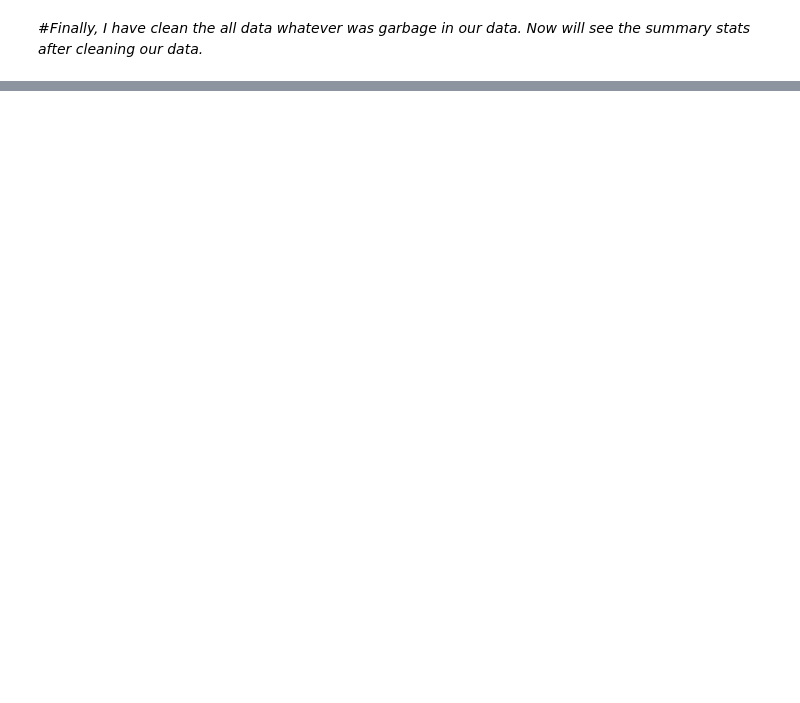
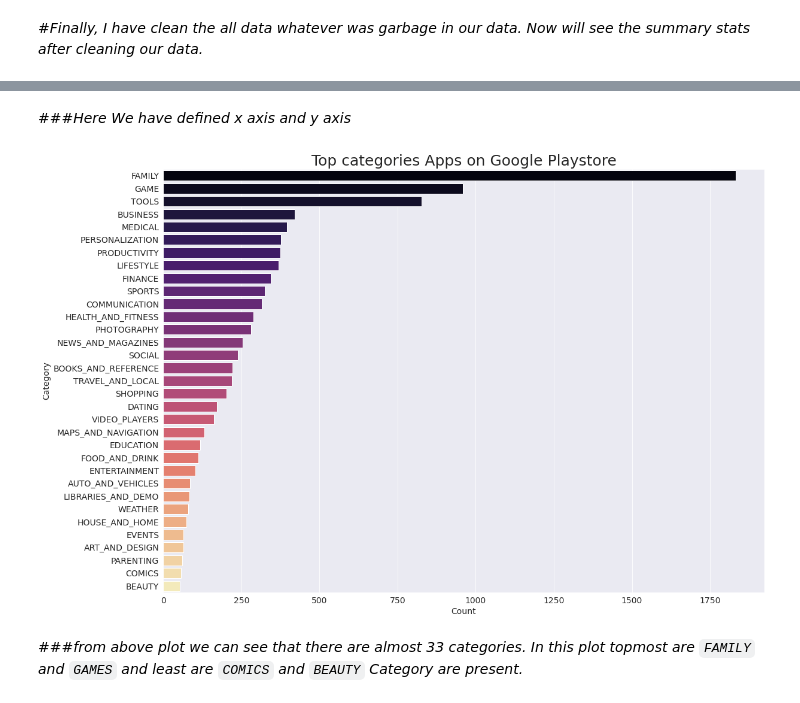
Before and after one commit to tushar2411/Almabetter-Data-Science, a Jupyter notebook: myPlay_Store_App_Review_Analysis_Capstone_Project.ipynb, the cells around one changed output, grey strips where cells are left out. Cells and saved outputs as stored; diff of their text form; code cells hidden in the pictures; blank space fills up the shorter version.

```diff
--- a/myPlay_Store_App_Review_Analysis_Capstone_Project.ipynb
+++ b/myPlay_Store_App_Review_Analysis_Capstone_Project.ipynb
@@ -429,0 +448,10 @@ memory usage: 1.2+ MB
+# %%
+import seaborn as sns
+import matplotlib
+import matplotlib.pyplot as plt
+%matplotlib inline
+
+sns.set_style('darkgrid')
+matplotlib.rcParams['font.size'] = 14
+matplotlib.rcParams['figure.figsize'] = (9, 5)
+matplotlib.rcParams['figure.facecolor'] = '#00000000'
@@ -429,0 +462,21 @@ memory usage: 1.2+ MB
+# %%
+y = playSdata['Category'].value_counts().index
+x = playSdata['Category'].value_counts()
+x_range = []
+y_range = []
+for i in range(len(x)):
+    x_range.append(x[i])
+    y_range.append(y[i])
+# %% [markdown]
+###*Here We have defined x axis and y axis*
+# %%
+plt.figure(figsize=(18,13))
+plt.xlabel("Count")
+plt.ylabel("Category")
+
+graph = sns.barplot(x = x_range, y = y_range, palette= "magma")
+graph.set_title("Top categories Apps on Google Playstore", fontsize = 25);
+# %% [output]
+[figure, added]
+# %% [markdown]
+###*from above plot we can see that there are almost 33 categories. In this plot topmost are `FAMILY` and `GAMES` and least are `COMICS` and `BEAUTY` Category are present.*
```
Also changed, not shown: parts of 17 cells of this notebook.
